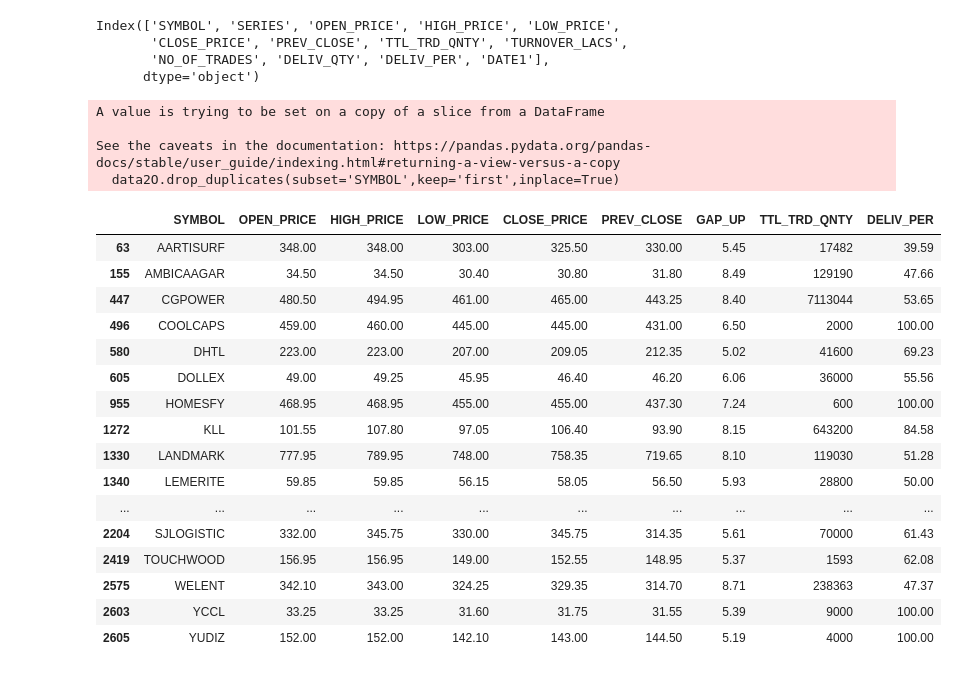
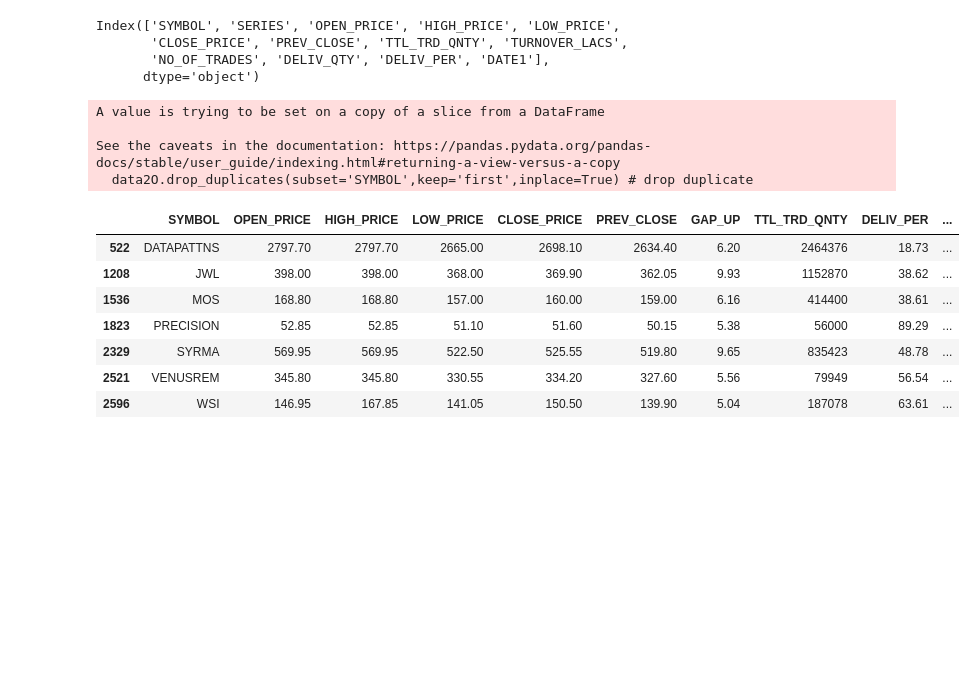
Before and after one commit to ggnanaraj/Story, a Jupyter notebook: Stock0.ipynb, the cells around one changed output. Saved outputs shown, nothing was run; the diff lists cells and outputs as text; code cells hidden in the pictures; blank space fills up the shorter version.

```diff
--- a/Stock0.ipynb
+++ b/Stock0.ipynb
@@ -48,7 +51,7 @@ data1['GAP_UP']=(((data1['OPEN_PRICE']-data1['PREV_CLOSE'])/data1['PREV_CLOSE'])
 # %%
 import nselib
 from nselib import capital_market
-data=capital_market.bhav_copy_with_delivery("01-03-2024")
+data=capital_market.bhav_copy_with_delivery("07-03-2024")
 data1=data.loc[1:,['SYMBOL','OPEN_PRICE','HIGH_PRICE','LOW_PRICE','CLOSE_PRICE','PREV_CLOSE']]
 data1['GAP_UP']=(((data1['OPEN_PRICE']-data1['PREV_CLOSE'])/data1['PREV_CLOSE'])*100).round(2)
 data1['TTL_TRD_QNTY']=0
@@ -57,69 +60,53 @@ data1['DELIV_PER']=0
 #data1=data1[data1['DELIV_PER'] != "-"]
 data_5PC_GAP_UP=data1[data1['GAP_UP'] > 5]     # gap greater than 5
 data_5PC_GAP_UP=data_5PC_GAP_UP.sort_values(by=['GAP_UP'],ascending=False)
-data_PC=data_5PC_GAP_UP[data_5PC_GAP_UP['PREV_CLOSE'] > 10]
+data_PC=data_5PC_GAP_UP[data_5PC_GAP_UP['PREV_CLOSE'] > 10] # only share value above Rs10
 data_PC=data_PC.sort_values(by=['SYMBOL'])
 list_SYM=data_PC['SYMBOL'].to_list()
 list_SYM.sort()
 #---------------------------------
-dataO=capital_market.bhav_copy_with_delivery("29-02-2024")
+dataO=capital_market.bhav_copy_with_delivery("26-02-2024")
 data1O=dataO.loc[1:,['SYMBOL','TTL_TRD_QNTY','DELIV_PER']]
-data2O=data1O[data1O['SYMBOL'].isin(list_PC)]
-data2O.drop_duplicates(subset='SYMBOL',keep='first',inplace=True)
+data1O=data1O[data1O['DELIV_PER'] != "-"]
+data2O=data1O[data1O['SYMBOL'].isin(list_SYM)]# list_SYM or data_PC or list_PC
+data2O.drop_duplicates(subset='SYMBOL',keep='first',inplace=True) # drop duplicate
 data2O=data2O.sort_values(by=['SYMBOL'])
 listO_SYM=data2O['SYMBOL'].to_list()
 listO_SYM.sort()
 #---------------------------
 list_comn=[symbol for symbol in list_SYM if symbol in listO_SYM]
 list_diff=[symbol for symbol in list_SYM if symbol not in listO_SYM]
 list_indexDel=[]
 data_PC1= data_PC
 for i in list_diff:
   list_1=data_PC.index[data_PC['SYMBOL'] == i ].to_list()
   data_PC1.drop(list_1, inplace=True) # drops row which is not common
   list_indexDel.extend(list_1)
 for j,k in enumerate(list_comn):
   PC1=data2O.loc[data2O['SYMBOL']==list_comn[j],'TTL_TRD_QNTY']
   data_PC1.loc[data_PC1['SYMBOL']==list_comn[j],'TTL_TRD_QNTY']= int(PC1)
   PC1=data2O.loc[data2O['SYMBOL']==list_comn[j],'DELIV_PER']
   data_PC1.loc[data_PC1['SYMBOL']==list_comn[j],'DELIV_PER']= float(PC1)
-#list_indexDel
-#from nselib import capital_market
+
 #data2 = capital_market.price_volume_and_deliverable_position_data(symbol='SBIN', from_date='29-02-2024', to_date='01-03-2024')
 #data3=capital_market.equity_list( )
-#data1O.set_index('SYMBOL',inplace=True)
-#data1O
+data_VOL=data_PC1[data_PC1['TTL_TRD_QNTY'] > 50000] #Quantity greater than 50000
+data_VOL=data_VOL[data_VOL['DELIV_PER'] != "-"]
+#data_VOL=data_VOL[data_VOL['DELIV_PER'] > 20]  #
+#data_VOL=data_VOL[data_VOL['DELIV_PER'] < 90]
+data_VOL['GAP_down']=(((data_VOL['HIGH_PRICE']-data_VOL['LOW_PRICE'])/data_VOL['HIGH_PRICE'])*100).round(2)
+data_VOL['INT_Hike']=(((data_VOL['HIGH_PRICE']-data_VOL['OPEN_PRICE'])/data_VOL['OPEN_PRICE'])*100).round(2)
+data_VOL
 # %% [output]
 A value is trying to be set on a copy of a slice from a DataFrame
 
 See the caveats in the documentation: https://pandas.pydata.org/pandas-docs/stable/user_guide/indexing.html#returning-a-view-versus-a-copy
-  data2O.drop_duplicates(subset='SYMBOL',keep='first',inplace=True)
+  data2O.drop_duplicates(subset='SYMBOL',keep='first',inplace=True) # drop duplicate
+|  | SYMBOL | OPEN_PRICE | HIGH_PRICE | LOW_PRICE | CLOSE_PRICE | PREV_CLOSE | GAP_UP | TTL_TRD_QNTY | DELIV_PER | ... |
+| 522 | DATAPATTNS | 2797.70 | 2797.70 | 2665.00 | 2698.10 | 2634.40 | 6.20 | 2464376 | 18.73 | ... |
+| 1208 | JWL | 398.00 | 398.00 | 368.00 | 369.90 | 362.05 | 9.93 | 1152870 | 38.62 | ... |
+| 1536 | MOS | 168.80 | 168.80 | 157.00 | 160.00 | 159.00 | 6.16 | 414400 | 38.61 | ... |
+| 1823 | PRECISION | 52.85 | 52.85 | 51.10 | 51.60 | 50.15 | 5.38 | 56000 | 89.29 | ... |
+| 2329 | SYRMA | 569.95 | 569.95 | 522.50 | 525.55 | 519.80 | 9.65 | 835423 | 48.78 | ... |
+| 2521 | VENUSREM | 345.80 | 345.80 | 330.55 | 334.20 | 327.60 | 5.56 | 79949 | 56.54 | ... |
+| 2596 | WSI | 146.95 | 167.85 | 141.05 | 150.50 | 139.90 | 5.04 | 187078 | 63.61 | ... |
-# %%
-#data_PC.loc[1978]
-#data_PC.drop(columns=['SYMBOL','OPEN'])
-#data_PC.drop(list_indexDel[0])
-#data_PC.loc[list_indexDel[0]]
-
-#PC1=data_PC1[data_PC1['SYMBOL']==listO_SYM[0]]
-#PC1= data2O[data2O['SYMBOL']==listO_SYM[0]].TTL_TRD_QNTY
-#PC1= data2O[data2O['SYMBOL']==listO_SYM[0]].DELIV_PER
-
-data_PC1
-# %% [output]
-|  | SYMBOL | OPEN_PRICE | HIGH_PRICE | LOW_PRICE | CLOSE_PRICE | PREV_CLOSE | GAP_UP | TTL_TRD_QNTY | DELIV_PER |
-| 63 | AARTISURF | 348.00 | 348.00 | 303.00 | 325.50 | 330.00 | 5.45 | 17482 | 39.59 |
-| 155 | AMBICAAGAR | 34.50 | 34.50 | 30.40 | 30.80 | 31.80 | 8.49 | 129190 | 47.66 |
-| 447 | CGPOWER | 480.50 | 494.95 | 461.00 | 465.00 | 443.25 | 8.40 | 7113044 | 53.65 |
-| 496 | COOLCAPS | 459.00 | 460.00 | 445.00 | 445.00 | 431.00 | 6.50 | 2000 | 100.00 |
-| 580 | DHTL | 223.00 | 223.00 | 207.00 | 209.05 | 212.35 | 5.02 | 41600 | 69.23 |
-| 605 | DOLLEX | 49.00 | 49.25 | 45.95 | 46.40 | 46.20 | 6.06 | 36000 | 55.56 |
-| 955 | HOMESFY | 468.95 | 468.95 | 455.00 | 455.00 | 437.30 | 7.24 | 600 | 100.00 |
-| 1272 | KLL | 101.55 | 107.80 | 97.05 | 106.40 | 93.90 | 8.15 | 643200 | 84.58 |
-| 1330 | LANDMARK | 777.95 | 789.95 | 748.00 | 758.35 | 719.65 | 8.10 | 119030 | 51.28 |
-| 1340 | LEMERITE | 59.85 | 59.85 | 56.15 | 58.05 | 56.50 | 5.93 | 28800 | 50.00 |
-| ... | ... | ... | ... | ... | ... | ... | ... | ... | ... |
-| 2204 | SJLOGISTIC | 332.00 | 345.75 | 330.00 | 345.75 | 314.35 | 5.61 | 70000 | 61.43 |
-| 2419 | TOUCHWOOD | 156.95 | 156.95 | 149.00 | 152.55 | 148.95 | 5.37 | 1593 | 62.08 |
-| 2575 | WELENT | 342.10 | 343.00 | 324.25 | 329.35 | 314.70 | 8.71 | 238363 | 47.37 |
-| 2603 | YCCL | 33.25 | 33.25 | 31.60 | 31.75 | 31.55 | 5.39 | 9000 | 100.00 |
-| 2605 | YUDIZ | 152.00 | 152.00 | 142.10 | 143.00 | 144.50 | 5.19 | 4000 | 100.00 |
```
Also changed, not shown: parts of 3 cells of this notebook.
